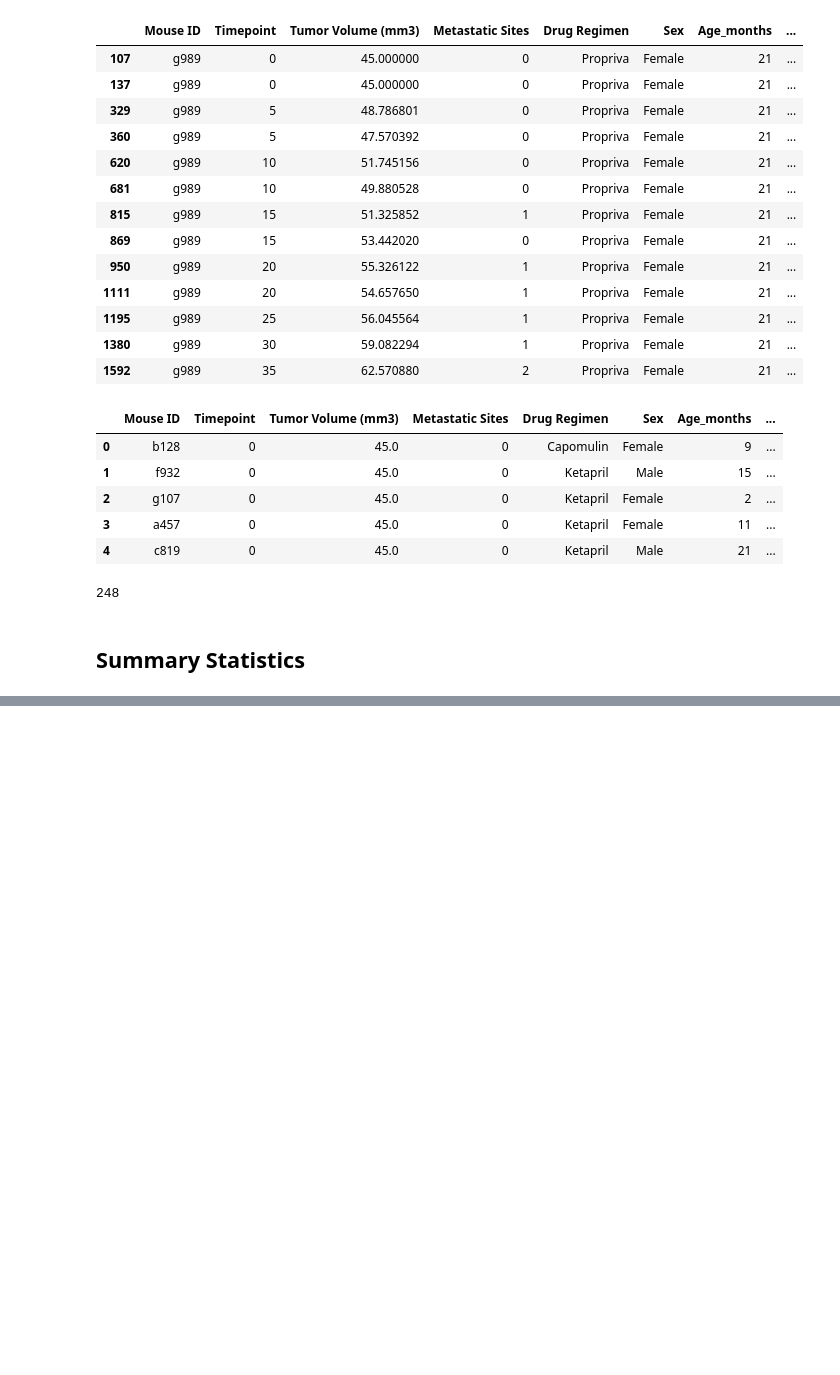
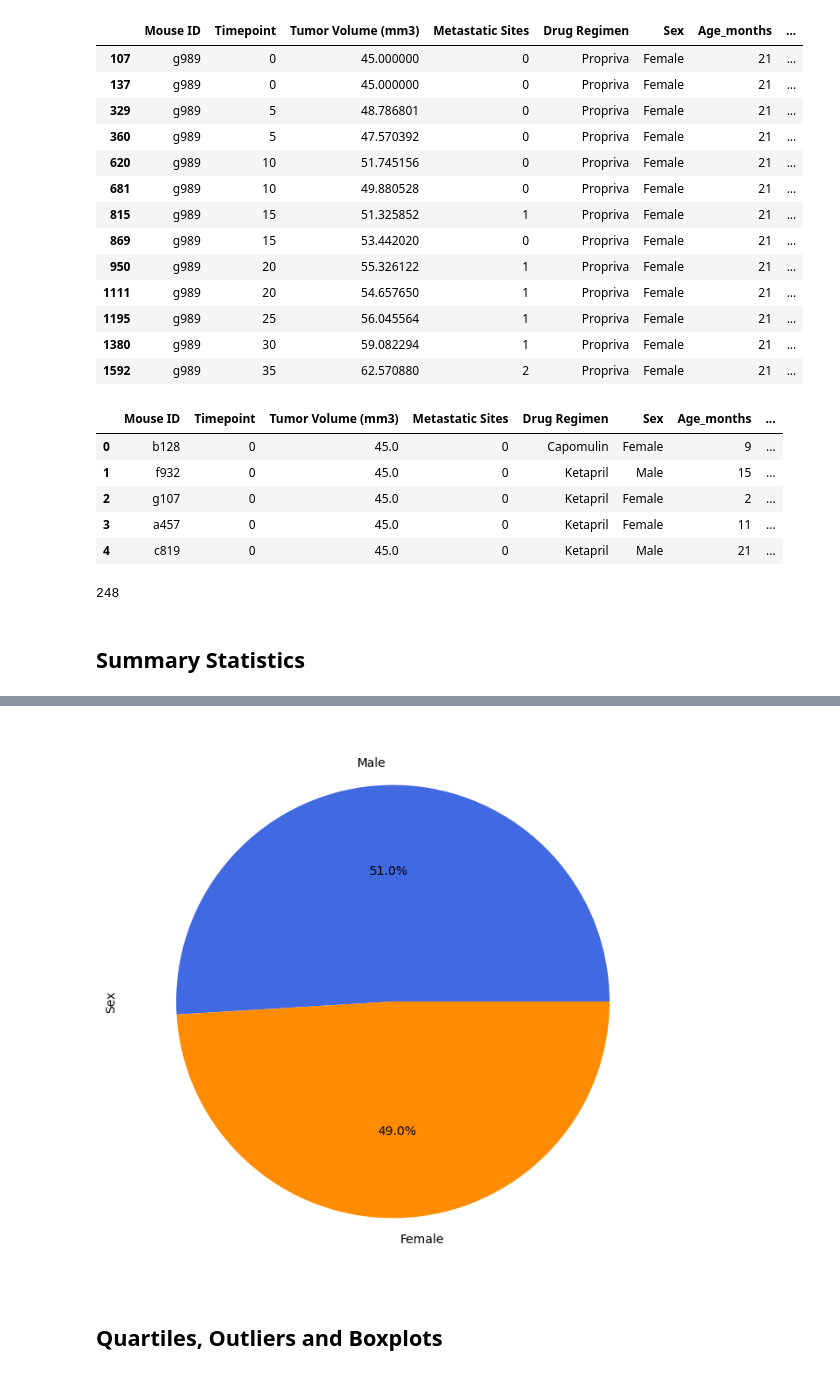
Before and after one commit to Ernawaty2024/matplotlib_challenge, a Jupyter notebook: Pymaceuticals/Pymaceuticals.ipynb.ipynb, the cells around one changed output, grey strips where cells are left out. Cells and saved outputs as stored; diff of their text form; code cells hidden in the pictures; blank space fills up the shorter version.

```diff
--- a/Pymaceuticals/Pymaceuticals.ipynb.ipynb
+++ b/Pymaceuticals/Pymaceuticals.ipynb.ipynb
@@ -91,0 +196,12 @@ mice_count_cleaned_df
+# %%
+# Generate a pie plot showing the distribution of female versus male mice using pyplot
+plt.figure(figsize=(8,8))
+plt.pie(gender_count, labels=gender_count.index, autopct = '%1.1f%%', startangle=0, colors=['royalblue','darkorange'])
+
+plt.ylabel('Sex')
+
+plt.show()
+# %% [output]
+[figure, added]
+# %% [markdown]
+## Quartiles, Outliers and Boxplots
```
Also changed, not shown: parts of 7 cells of this notebook.
